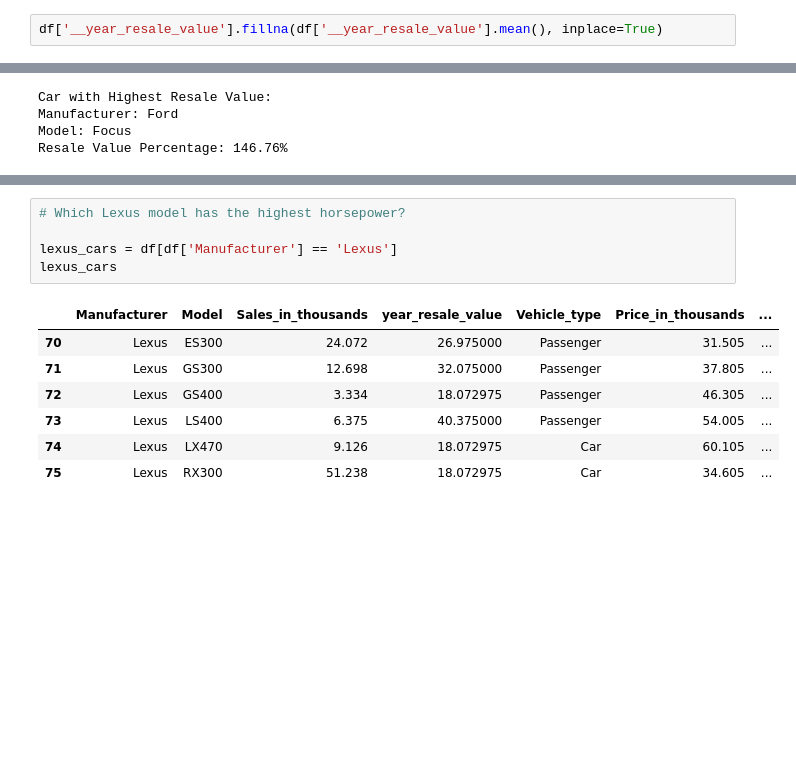
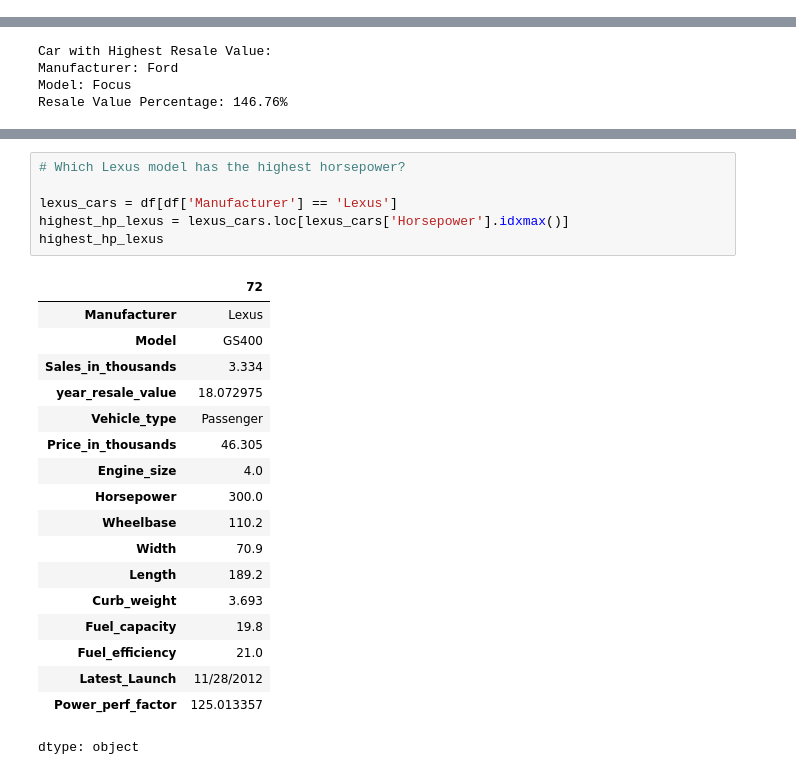
Before and after one commit to MichyBliss/MICHY-WORKBOOK, a Jupyter notebook: CAR_SALES_WORKBOOK.ipynb, the cells around one changed output, grey strips where cells are left out. Saved outputs shown, nothing was run; the diff lists cells and outputs as text; blank space fills up the shorter version.

```diff
--- a/CAR_SALES_WORKBOOK.ipynb
+++ b/CAR_SALES_WORKBOOK.ipynb
@@ -120,3 +113 @@ Index(['Manufacturer', 'Model', 'Sales_in_thousands', 'year_resale_value',
       dtype='object')
-# %%
-df['__year_resale_value'].fillna(df['__year_resale_value'].mean(), inplace=True)
@@ -370,13 +361,25 @@ top_fuel_efficient_cars
 # %%
 # Which Lexus model has the highest horsepower?
 
 lexus_cars = df[df['Manufacturer'] == 'Lexus']
-lexus_cars
+highest_hp_lexus = lexus_cars.loc[lexus_cars['Horsepower'].idxmax()]
+highest_hp_lexus
 # %% [output]
-|  | Manufacturer | Model | Sales_in_thousands | year_resale_value | Vehicle_type | Price_in_thousands | ... |
-| 70 | Lexus | ES300 | 24.072 | 26.975000 | Passenger | 31.505 | ... |
-| 71 | Lexus | GS300 | 12.698 | 32.075000 | Passenger | 37.805 | ... |
-| 72 | Lexus | GS400 | 3.334 | 18.072975 | Passenger | 46.305 | ... |
-| 73 | Lexus | LS400 | 6.375 | 40.375000 | Passenger | 54.005 | ... |
-| 74 | Lexus | LX470 | 9.126 | 18.072975 | Car | 60.105 | ... |
-| 75 | Lexus | RX300 | 51.238 | 18.072975 | Car | 34.605 | ... |
+|  | 72 |
+| Manufacturer | Lexus |
+| Model | GS400 |
+| Sales_in_thousands | 3.334 |
+| year_resale_value | 18.072975 |
+| Vehicle_type | Passenger |
+| Price_in_thousands | 46.305 |
+| Engine_size | 4.0 |
+| Horsepower | 300.0 |
+| Wheelbase | 110.2 |
+| Width | 70.9 |
+| Length | 189.2 |
+| Curb_weight | 3.693 |
+| Fuel_capacity | 19.8 |
+| Fuel_efficiency | 21.0 |
+| Latest_Launch | 11/28/2012 |
+| Power_perf_factor | 125.013357 |
+dtype: object
```
Also changed, not shown: parts of 16 cells of this notebook.
